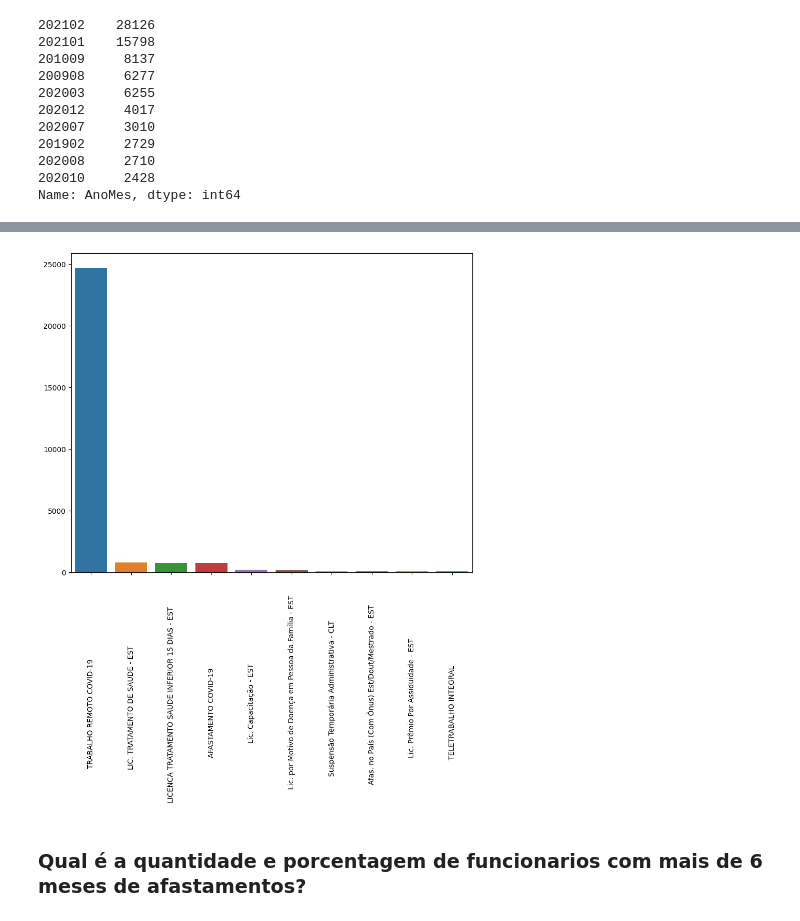
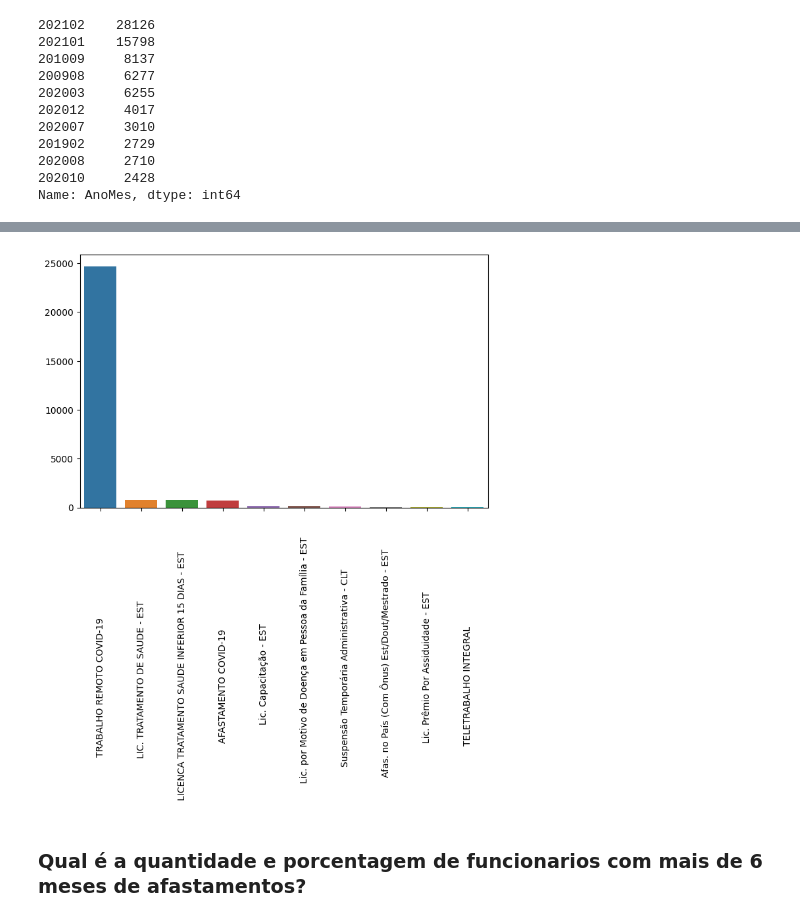
Before and after one commit to gabrielaquinosouza/ExploratoryDataAnalysis, a Jupyter notebook: EDA_AfastamentosInstuicoesFederais.ipynb, the cells around one changed output, grey strips where cells are left out. Drawn from its saved outputs; the diff is of its cells as text; code cells hidden in the pictures.

```diff
--- a/EDA_AfastamentosInstuicoesFederais.ipynb
+++ b/EDA_AfastamentosInstuicoesFederais.ipynb
@@ -127,11 +127,11 @@ plt.title('Meses com os maiores números de afastamento');
 # %%
 data = df[df['AnoMes'] == '202102']['Descrição do afastamento'].value_counts()[:10]
-plt.figure(figsize=(10,8))
+plt.figure(figsize=(8,5))
 sns.barplot(x = data.keys(), y=data.values)
 plt.xticks(rotation = 90)
 plt.show()
 # %% [output]
-[figure, old version]
+[figure, new version]
 # %% [markdown]
 ### Qual é a quantidade e porcentagem de funcionarios com mais de 6 meses de afastamentos?
 # %%
```
Also changed, not shown: parts of 1 cell of this notebook.
